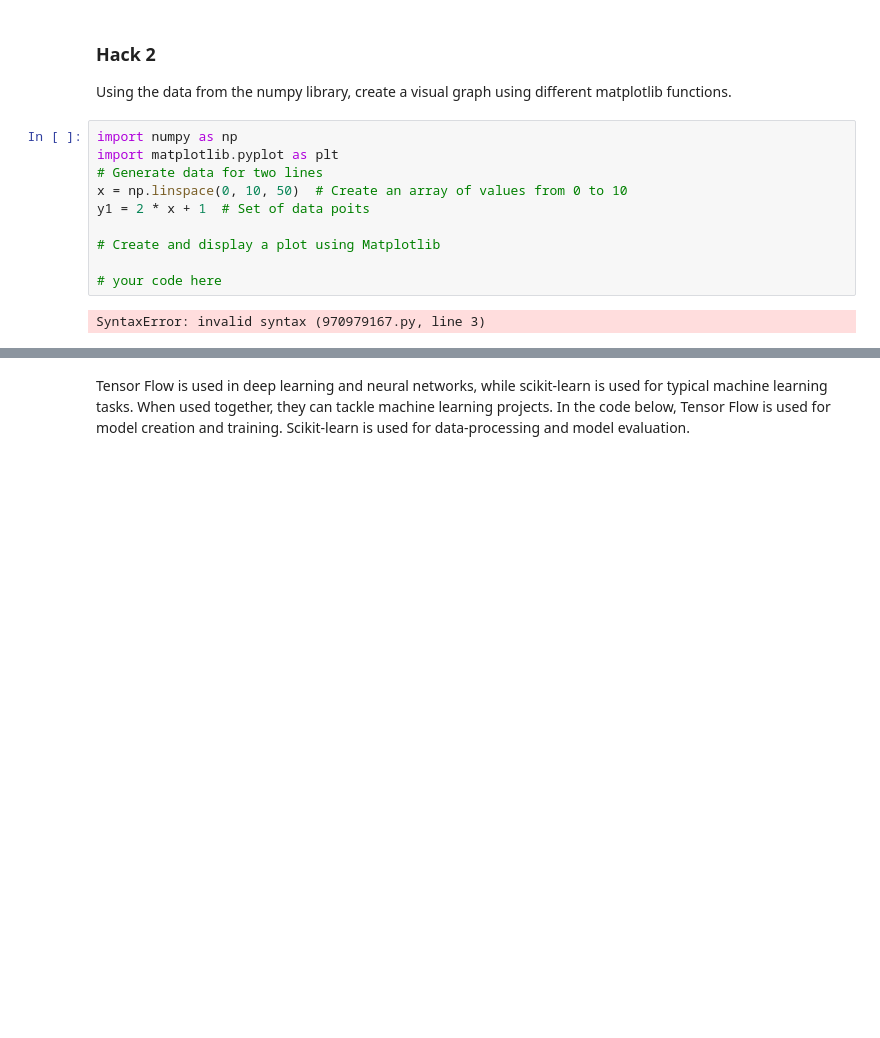
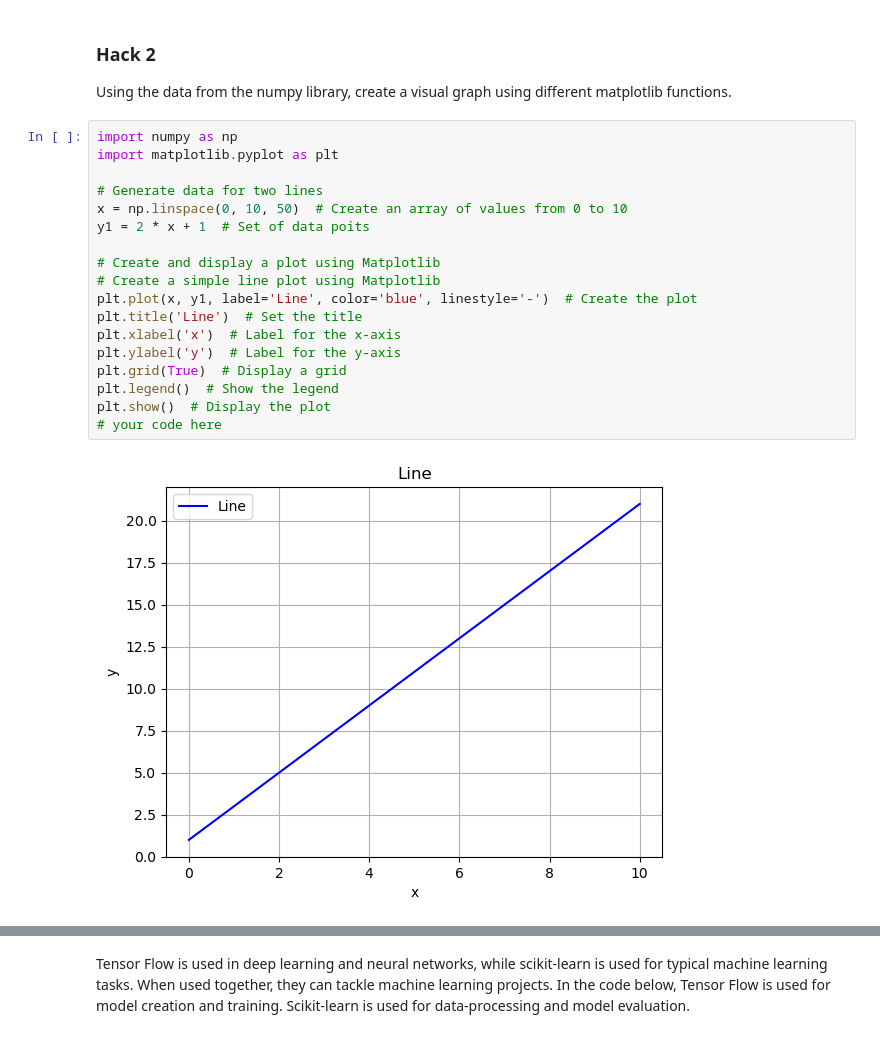
Before and after one commit to Saaras859/student-public, a Jupyter notebook: _notebooks/2023-10-26-Python-Libraries.ipynb, the cells around one changed output, grey strips where cells are left out. Drawn from its saved outputs; the diff is of its cells as text; blank space fills up the shorter version.

```diff
--- a/_notebooks/2023-10-26-Python-Libraries.ipynb
+++ b/_notebooks/2023-10-26-Python-Libraries.ipynb
@@ -185,12 +152,20 @@ Using the data from the numpy library, create a visual graph using different mat
 # %%
 import numpy as np
 import matplotlib.pyplot as plt
+
 # Generate data for two lines
 x = np.linspace(0, 10, 50)  # Create an array of values from 0 to 10
 y1 = 2 * x + 1  # Set of data poits
 
 # Create and display a plot using Matplotlib
-
+# Create a simple line plot using Matplotlib
+plt.plot(x, y1, label='Line', color='blue', linestyle='-')  # Create the plot
+plt.title('Line')  # Set the title
+plt.xlabel('x')  # Label for the x-axis
+plt.ylabel('y')  # Label for the y-axis
+plt.grid(True)  # Display a grid
+plt.legend()  # Show the legend
+plt.show()  # Display the plot
 # your code here
 # %% [output]
-SyntaxError: invalid syntax (970979167.py, line 3)
+[figure, added]
```
Also changed, not shown: parts of 13 cells of this notebook, 1 other file.
